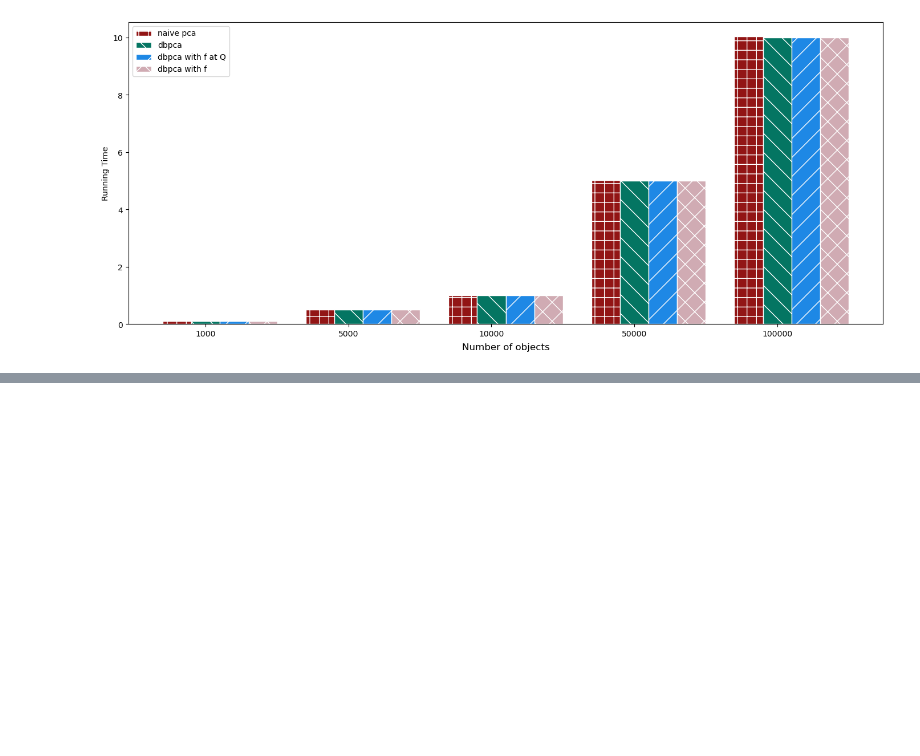
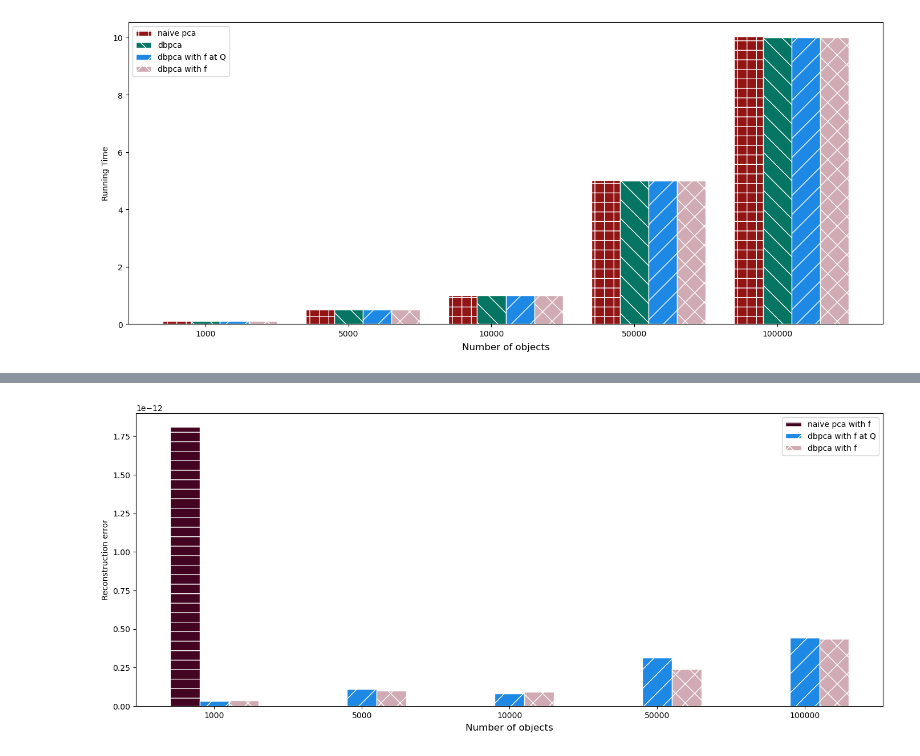
Before and after one commit to egawati/exos, a Jupyter notebook: sources/notebook/DBPCA_experiments.ipynb, the cells around one changed output, grey strips where cells are left out. Saved outputs shown, nothing was run; the diff lists cells and outputs as text; code cells hidden in the pictures; blank space fills up the shorter version.

```diff
--- a/sources/notebook/DBPCA_experiments.ipynb
+++ b/sources/notebook/DBPCA_experiments.ipynb
@@ -505,0 +624,7 @@ draw_bar_chart_time(df2,
+# %%
+draw_3bar_chart(df2,
+               colors=('#921515', '#420420', '#047562', '#1E88E5', '#d0abb3'),
+               hatch=('+','-', '\\', '/', 'x'),
+               figwidth=8, figheight=6, vary_D=False)
+# %% [output]
+[figure, added]
```
Also changed, not shown: parts of 14 cells of this notebook, 7 other files.
